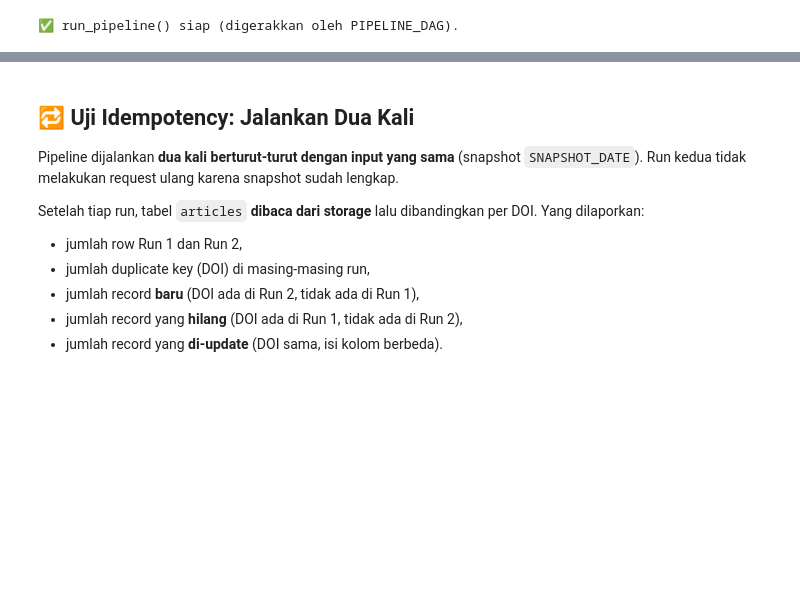
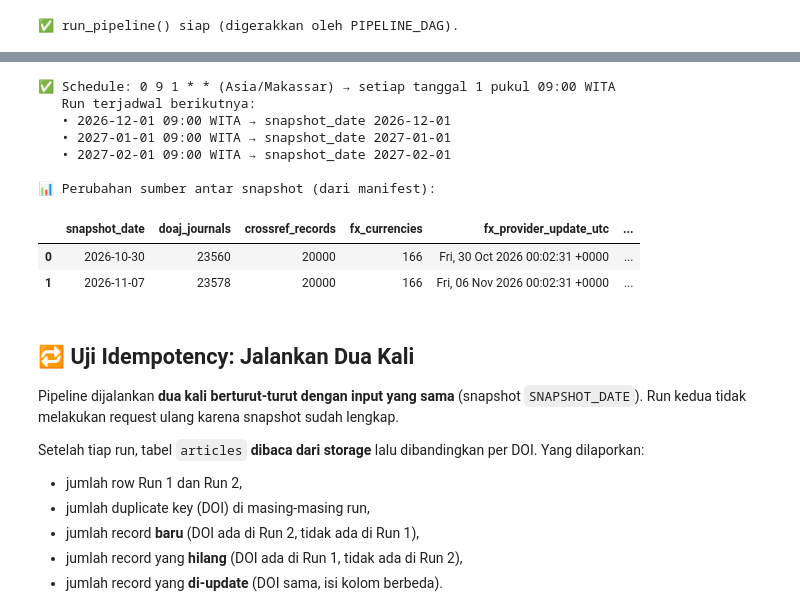
Before and after one commit to IRay3477/DatEng, a Jupyter notebook: Kelompok_5_Scientific_Publication_Pipeline.ipynb, the cells around one changed output, grey strips where cells are left out. Drawn from its saved outputs; the diff is of its cells as text; code cells hidden in the pictures; blank space fills up the shorter version.

```diff
--- a/Kelompok_5_Scientific_Publication_Pipeline.ipynb
+++ b/Kelompok_5_Scientific_Publication_Pipeline.ipynb
@@ -2913,3 +2938,55 @@ print("✅ run_pipeline() siap (digerakkan oleh PIPELINE_DAG).")
+# %%
+PIPELINE_SCHEDULE = "0 9 1 * *"        # cron (menit jam tanggal bulan hari): tanggal 1 setiap bulan, 09:00
+SCHEDULE_TIMEZONE = LOCAL_TZ           # WITA
+
+
+def next_scheduled_runs(count=3, now=None):
+    """Waktu run terjadwal berikutnya menurut PIPELINE_SCHEDULE."""
+    now = now or pd.Timestamp.now(tz=SCHEDULE_TIMEZONE)
+    minute, hour, day = (int(part) for part in PIPELINE_SCHEDULE.split()[:3])
+    slot = now.replace(day=day, hour=hour, minute=minute, second=0, microsecond=0)
+    if slot <= now:
+        slot += pd.DateOffset(months=1)
+    return [slot + pd.DateOffset(months=i) for i in range(count)]
+
+
+def scheduled_run():
+    """Entry point untuk scheduler bulanan.
+    snapshot_date = tanggal saat run dimulai (WITA), karena sumber hanya menyediakan kondisi saat ini."""
+    return run_pipeline(pd.Timestamp.now(tz=SCHEDULE_TIMEZONE).strftime("%Y-%m-%d"))
+
+
+print(f"✅ Schedule: {PIPELINE_SCHEDULE} ({SCHEDULE_TIMEZONE}) → setiap tanggal 1 pukul 09:00 WITA")
+print("   Run terjadwal berikutnya:")
+for slot in next_scheduled_runs():
+    print(f"   • {slot:%Y-%m-%d %H:%M} WITA → snapshot_date {slot:%Y-%m-%d}")
+
+# Bukti justifikasi: perubahan sumber antar snapshot yang tersimpan (dibaca dari manifest)
+evidence = []
+for snapshot_date in complete_snapshots():
+    sources = json.loads(manifest_path(snapshot_date).read_text(encoding="utf-8"))["sources"]
+    evidence.append({"snapshot_date": snapshot_date,
+                     "doaj_journals": sources["doaj"]["records"],
+                     "crossref_records": sources["crossref"]["records"],
+                     "fx_currencies": sources["fx_rates"]["currencies"],
+                     "fx_provider_update_utc": sources["fx_rates"]["provider_last_update_utc"]})
+evidence = pd.DataFrame(evidence)
+evidence["days_since_previous"] = pd.to_datetime(evidence["snapshot_date"]).diff().dt.days
+evidence["doaj_change"] = evidence["doaj_journals"].diff()
+evidence["doaj_change_pct"] = (100 * evidence["doaj_change"] / evidence["doaj_journals"].shift()).round(2)
+print("\n📊 Perubahan sumber antar snapshot (dari manifest):")
+display(evidence)
+# %% [output]
+✅ Schedule: 0 9 1 * * (Asia/Makassar) → setiap tanggal 1 pukul 09:00 WITA
+   Run terjadwal berikutnya:
+   • 2026-12-01 09:00 WITA → snapshot_date 2026-12-01
+   • 2027-01-01 09:00 WITA → snapshot_date 2027-01-01
+   • 2027-02-01 09:00 WITA → snapshot_date 2027-02-01
+
+📊 Perubahan sumber antar snapshot (dari manifest):
+|  | snapshot_date | doaj_journals | crossref_records | fx_currencies | fx_provider_update_utc | ... |
+| 0 | 2026-10-30 | 23560 | 20000 | 166 | Fri, 30 Oct 2026 00:02:31 +0000 | ... |
+| 1 | 2026-11-07 | 23578 | 20000 | 166 | Fri, 06 Nov 2026 00:02:31 +0000 | ... |
 # %% [markdown]
 ## 🔁 Uji Idempotency: Jalankan Dua Kali
 
```
Also changed, not shown: parts of 18 cells of this notebook.
